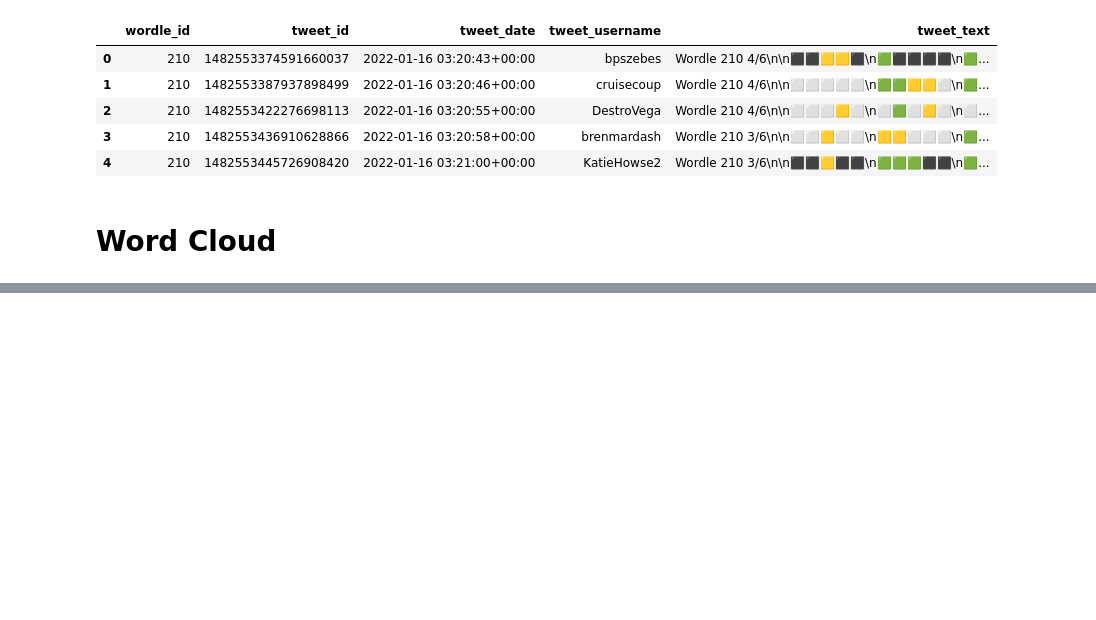
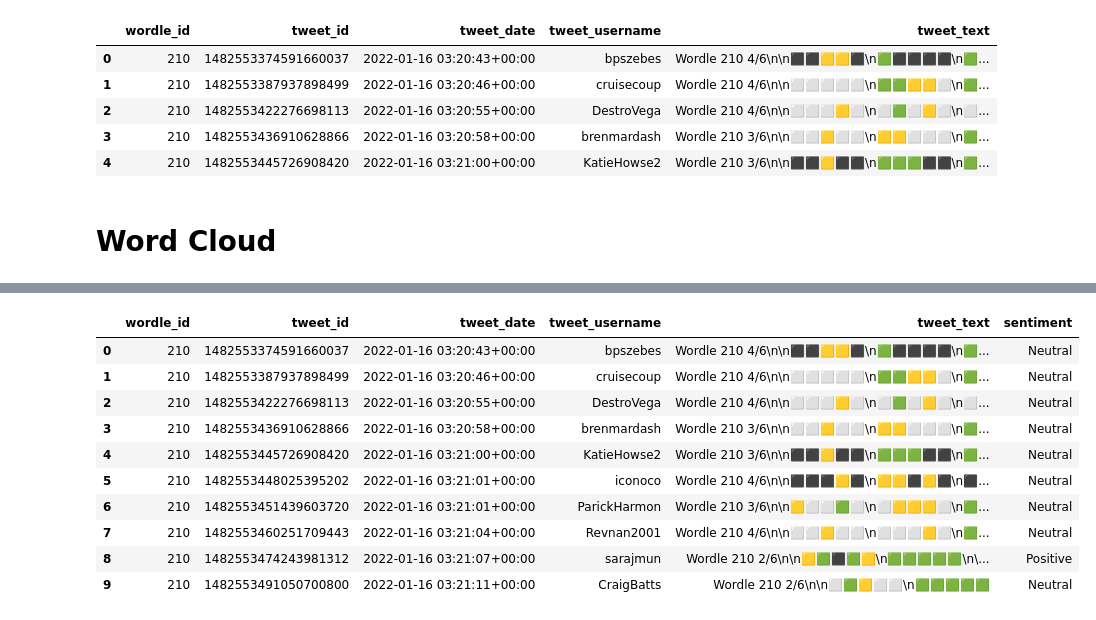
Before and after one commit to candanbayar/2022352_ID_Wordle_Twitter_Dataset_, a Jupyter notebook: Big_Data_Wordle_.ipynb, the cells around one changed output, grey strips where cells are left out. Cells and saved outputs as stored; diff of their text form; code cells hidden in the pictures; blank space fills up the shorter version.

```diff
--- a/Big_Data_Wordle_.ipynb
+++ b/Big_Data_Wordle_.ipynb
@@ -204,0 +310,15 @@ show_wordcloud(tw['tweet_text'] , title = 'Prevalend words in tweets')
+# %%
+tw['sentiment'] = tw['tweet_text'].apply(lambda x: find_sentiment(x))
+tw.head(10)
+# %% [output]
+|  | wordle_id | tweet_id | tweet_date | tweet_username | tweet_text | sentiment |
+| 0 | 210 | 1482553374591660037 | 2022-01-16 03:20:43+00:00 | bpszebes | Wordle 210 4/6\n\n⬛⬛🟨🟨⬛\n🟩⬛⬛⬛⬛\n🟩... | Neutral |
+| 1 | 210 | 1482553387937898499 | 2022-01-16 03:20:46+00:00 | cruisecoup | Wordle 210 4/6\n\n⬜⬜⬜⬜⬜\n🟩🟩🟨🟨⬜\n🟩... | Neutral |
+| 2 | 210 | 1482553422276698113 | 2022-01-16 03:20:55+00:00 | DestroVega | Wordle 210 4/6\n\n⬜⬜⬜🟨⬜\n⬜🟩⬜🟨⬜\n⬜... | Neutral |
+| 3 | 210 | 1482553436910628866 | 2022-01-16 03:20:58+00:00 | brenmardash | Wordle 210 3/6\n\n⬜⬜🟨⬜⬜\n🟨🟨⬜⬜⬜\n🟩... | Neutral |
+| 4 | 210 | 1482553445726908420 | 2022-01-16 03:21:00+00:00 | KatieHowse2 | Wordle 210 3/6\n\n⬛⬛🟨⬛⬛\n🟩🟩🟩⬛⬛\n🟩... | Neutral |
+| 5 | 210 | 1482553448025395202 | 2022-01-16 03:21:01+00:00 | iconoco | Wordle 210 4/6\n\n⬛⬛⬛🟨⬛\n🟨🟨⬛🟨⬛\n⬛... | Neutral |
+| 6 | 210 | 1482553451439603720 | 2022-01-16 03:21:01+00:00 | ParickHarmon | Wordle 210 3/6\n\n🟨⬜⬜🟩⬜\n⬜🟨🟨🟨⬜\n🟩... | Neutral |
+| 7 | 210 | 1482553460251709443 | 2022-01-16 03:21:04+00:00 | Revnan2001 | Wordle 210 4/6\n\n⬜⬜🟨⬜⬜\n⬜⬜⬜🟨⬜\n🟩... | Neutral |
+| 8 | 210 | 1482553474243981312 | 2022-01-16 03:21:07+00:00 | sarajmun | Wordle 210 2/6\n\n🟨🟩⬛🟩🟨\n🟩🟩🟩🟩🟩\n\... | Positive |
+| 9 | 210 | 1482553491050700800 | 2022-01-16 03:21:11+00:00 | CraigBatts | Wordle 210 2/6\n\n⬜🟩🟨⬜⬜\n🟩🟩🟩🟩🟩 | Neutral |
```
Also changed, not shown: parts of 16 cells of this notebook.
